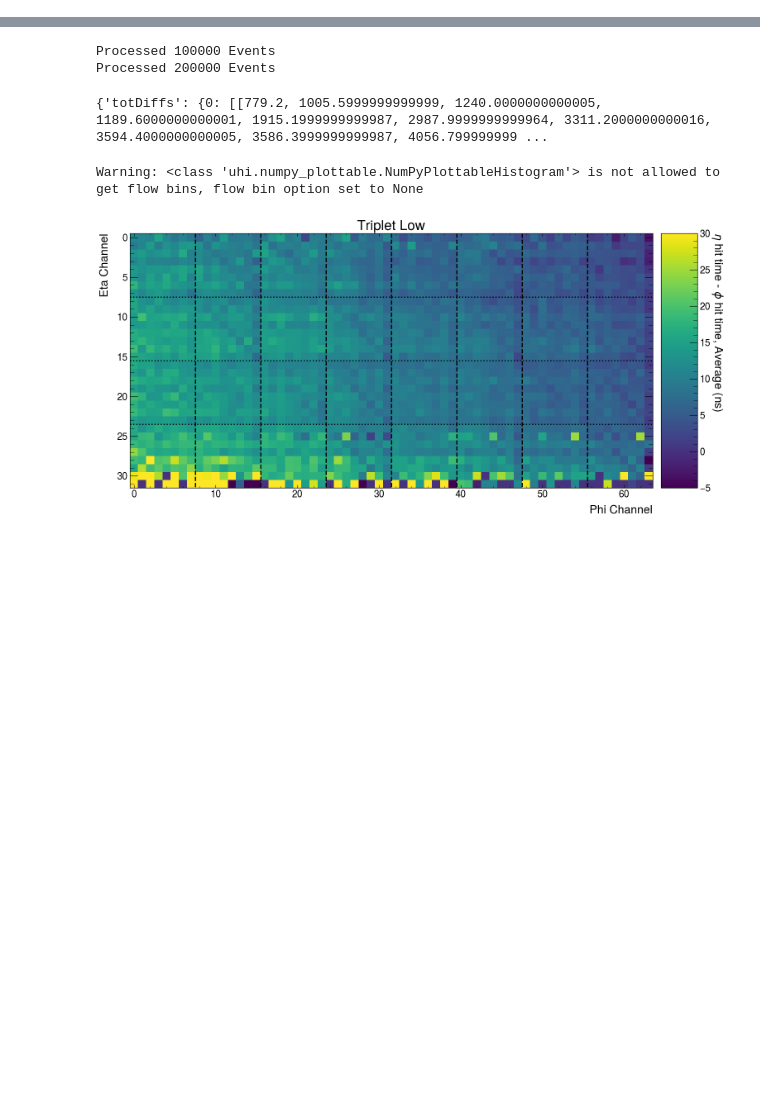
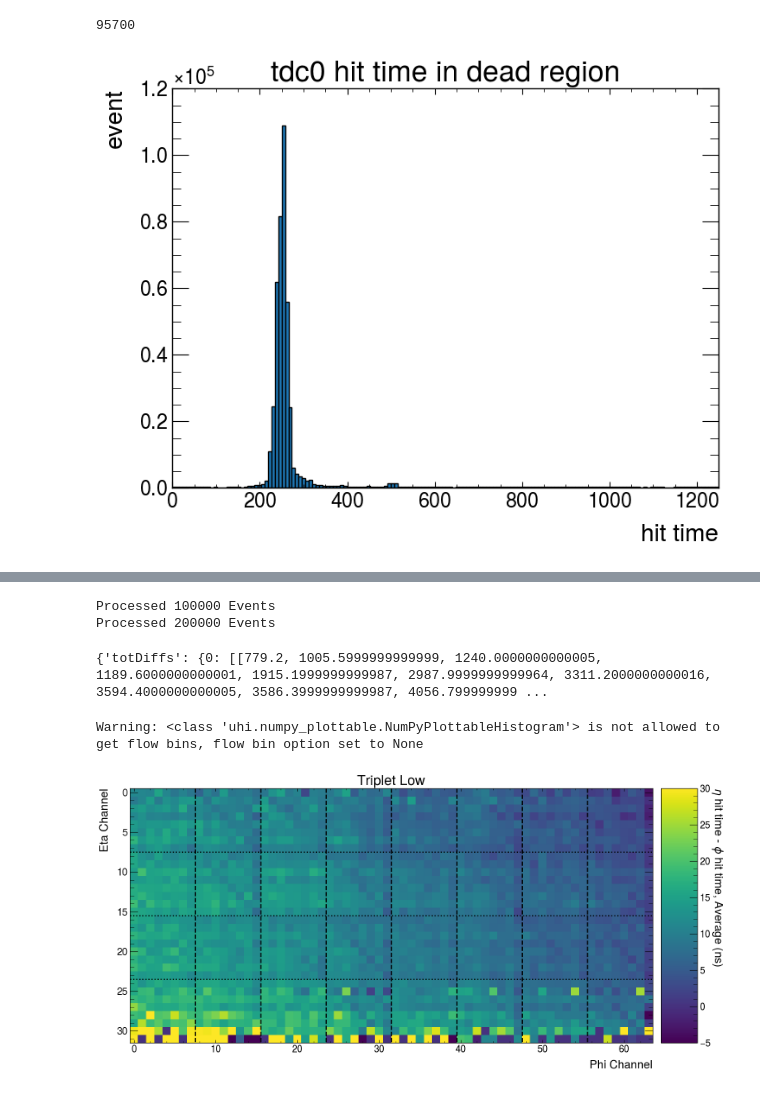
Before and after one commit to Takodachi6969/summer2, a Jupyter notebook: DataAnalysis24062024.ipynb, the cells around one changed output, grey strips where cells are left out. Saved outputs shown, nothing was run; the diff lists cells and outputs as text; code cells hidden in the pictures; blank space fills up the shorter version.

```diff
--- a/DataAnalysis24062024.ipynb
+++ b/DataAnalysis24062024.ipynb
@@ -1456,3 +1514,18 @@ Found a new alignment, offsetting by 3 idx is 999900 updated TDC [0, 1, 2]
+# %%
+print(len(global_aligned_events))
+# %% [output]
+95700
+# %%
+plt.hist(tdc0time, bins=500, edgecolor='black')
+
+plt.title('tdc0 hit time in dead region')
+plt.xlabel('hit time')
+plt.ylabel('event')
+plt.xlim(0, 1250)
+
+plt.show()
+# %% [output]
+[figure, added]
 # %%
 plt.hist(temp, bins=10, edgecolor='black', label = 'good', alpha = 0.5)
 plt.hist(temp2, bins=10, label = 'bad', alpha = 0.5)
```
Also changed, not shown: parts of 10 cells of this notebook, 10 other files.
